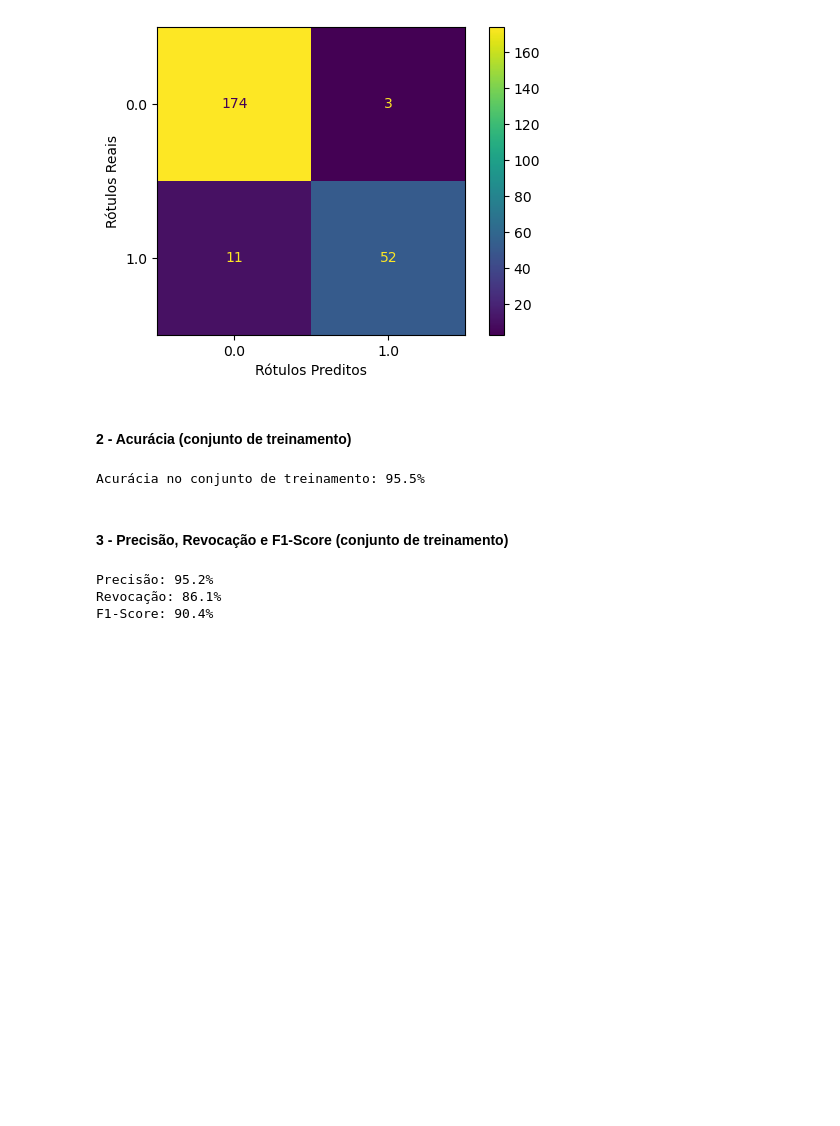
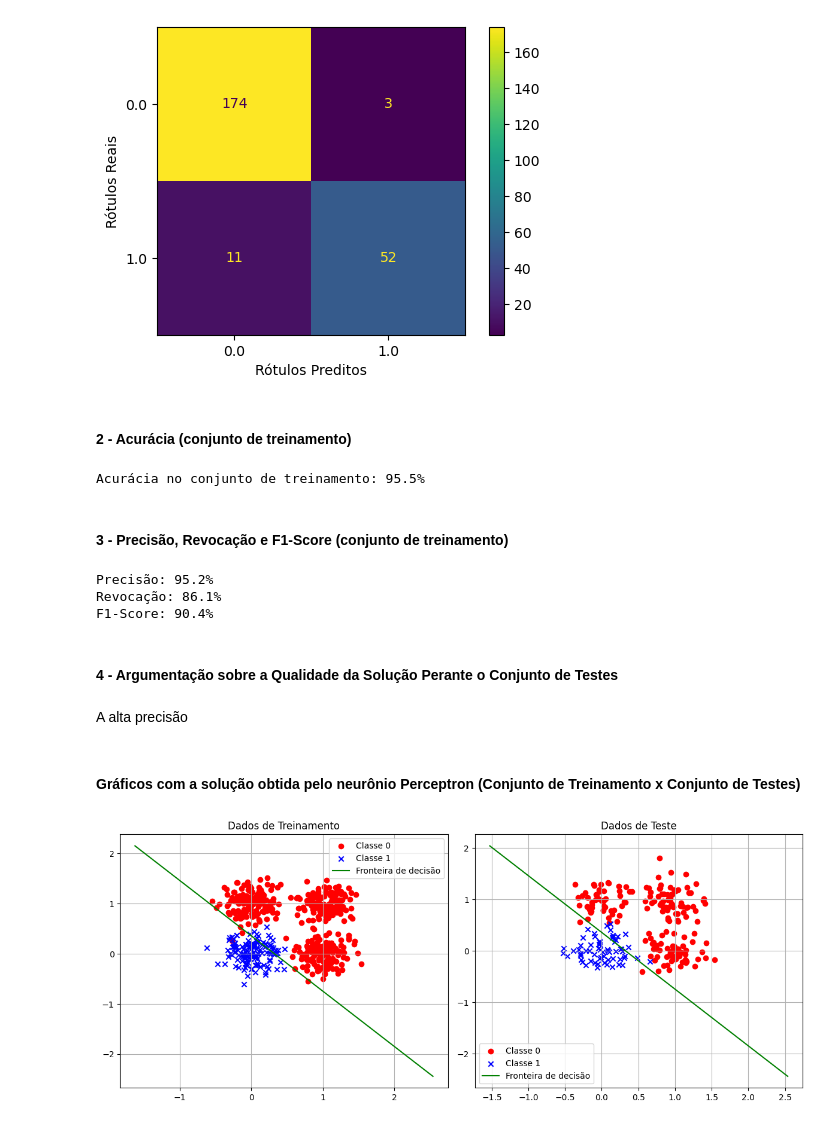
Before and after one commit to CaioBertoldo07/Neuronio-Perceptron-, a Jupyter notebook: perceptron_parte_III.ipynb, the cells around one changed output. Drawn from its saved outputs; the diff is of its cells as text; code cells hidden in the pictures; blank space fills up the shorter version.

Commit message:
Gráfico das Soluções e Renomeação de variáveis

```diff
--- a/perceptron_parte_III.ipynb
+++ b/perceptron_parte_III.ipynb
@@ -171,14 +171,14 @@ y_pred = modelo.predict(X_test)
 # %% [markdown]
 #### 1 - Matriz de Confusão (conjunto de testes)
 # %%
-fig, ax = plt.subplots(figsize = (6, 4))
+fig, axs = plt.subplots(figsize = (6, 4))
 
 disp = ConfusionMatrixDisplay.from_predictions(y_test, y_pred, ax = ax)
 
-ax.set_xlabel("Rótulos Preditos", fontsize = 10)
-ax.set_ylabel("Rótulos Reais", fontsize = 10)
+axs.set_xlabel("Rótulos Preditos", fontsize = 10)
+axs.set_ylabel("Rótulos Reais", fontsize = 10)
 
-ax.tick_params(axis = 'both', labelsize = 10)
+axs.tick_params(axis = 'both', labelsize = 10)
 
 plt.show()
 # %% [output]
@@ -207,3 +207,38 @@ print(f"F1-Score: {f1 * 100:.1f}%")
 Precisão: 95.2%
 Revocação: 86.1%
 F1-Score: 90.4%
+# %% [markdown]
+#### 4 - Argumentação sobre a Qualidade da Solução Perante o Conjunto de Testes
+# %% [markdown]
+ A alta precisão
+# %% [markdown]
+#### Gráficos com a solução obtida pelo neurônio Perceptron (Conjunto de Treinamento x Conjunto de Testes)
+# %%
+def perceptron_solution(axs, perceptron, X, y, title):
+    X0 = X[y == 0]
+    X1 = X[y == 1]
+
+    # Plotar bolinha vermelha para classe 0
+    axs.scatter(X0[:, 0], X0[:, 1], c='red', marker='o', label='Classe 0')
+
+    # Plotar X azul para classe 1
+    axs.scatter(X1[:, 0], X1[:, 1], c='blue', marker='x', label='Classe 1')
+
+    x_vals = np.linspace(X[:, 0].min() - 1, X[:, 0].max() + 1, 100)
+    if perceptron.weights[1] != 0:
+        y_vals = -(perceptron.weights[0] * x_vals + perceptron.bias) / perceptron.weights[1]
+        axs.plot(x_vals, y_vals,color = 'green', label="Fronteira de decisão")
+
+    axs.set_title(title)
+    axs.legend()
+    axs.grid(True)
+
+fig, axs = plt.subplots(1, 2, figsize=(12, 5))
+
+perceptron_solution(axs[0], modelo, X_train, y_train, "Dados de Treinamento")
+perceptron_solution(axs[1], modelo, X_test, y_test, "Dados de Teste")
+
+plt.tight_layout()
+plt.show()
+# %% [output]
+[figure, added]
```
Also changed, not shown: parts of 2 cells of this notebook.
